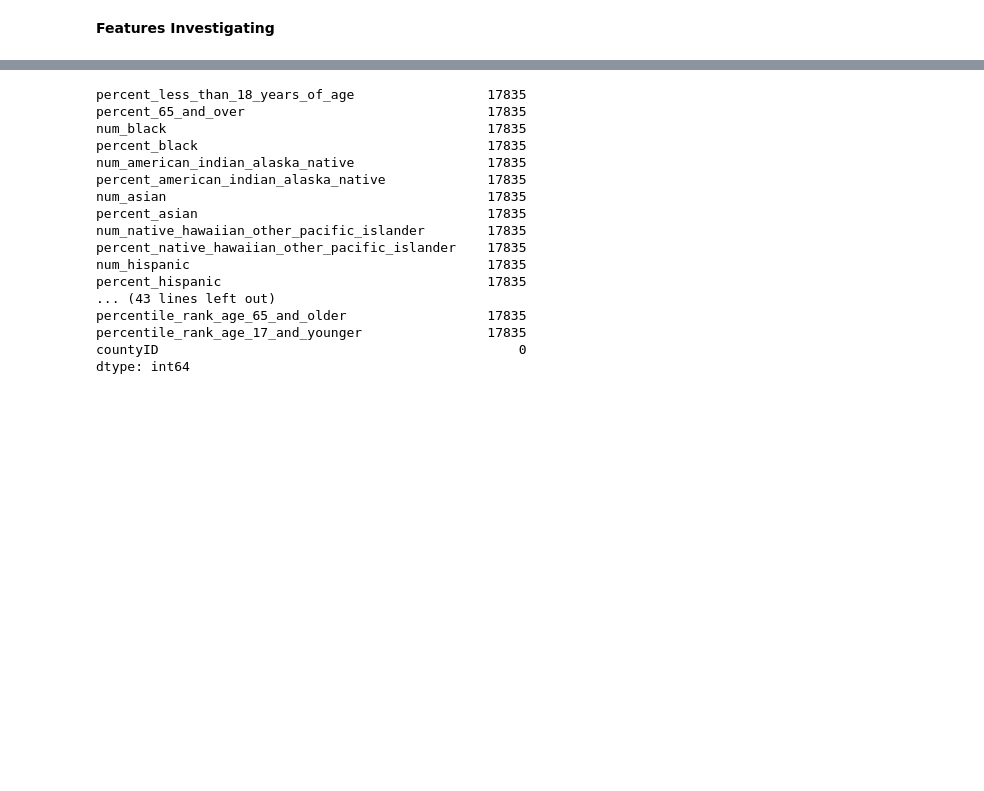
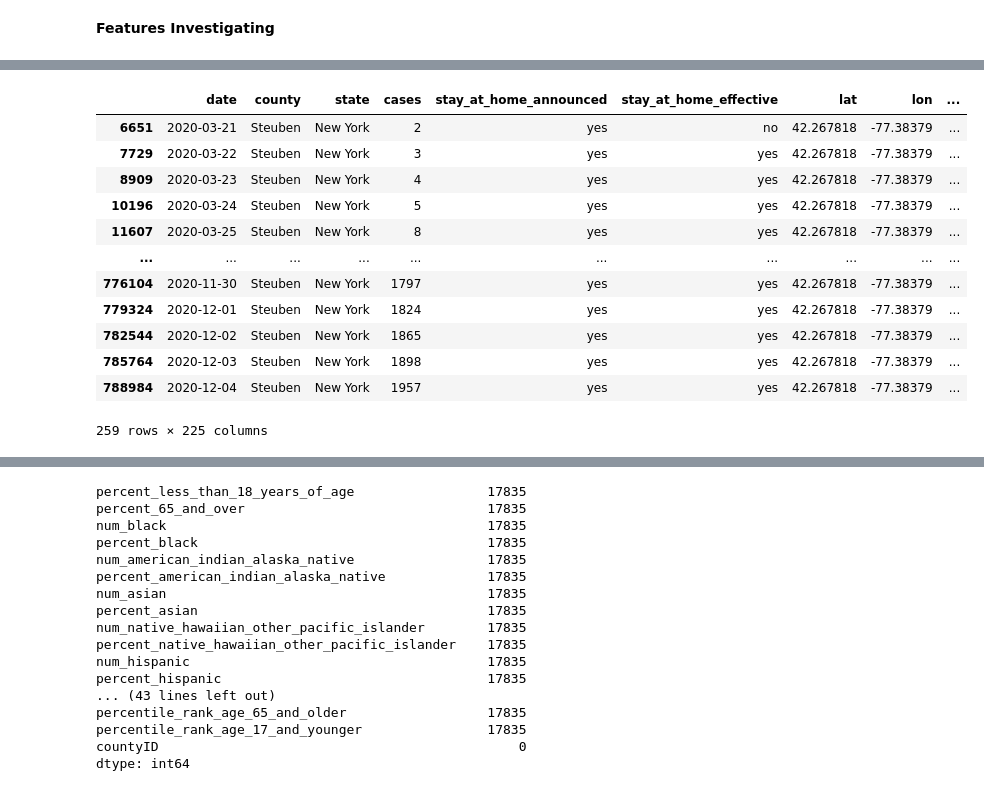
Before and after one commit to songalal/datascienceproject390, a Jupyter notebook: albert eda.ipynb, the cells around one changed output, grey strips where cells are left out. Saved outputs shown, nothing was run; the diff lists cells and outputs as text; code cells hidden in the pictures; blank space fills up the shorter version.

```diff
--- a/albert eda.ipynb
+++ b/albert eda.ipynb
@@ -29,0 +33,16 @@ Index(['percent_severe_housing_cost_burden', 'population_2',
+# %%
+check
+# %% [output]
+|  | date | county | state | cases | stay_at_home_announced | stay_at_home_effective | lat | lon | ... |
+| 6651 | 2020-03-21 | Steuben | New York | 2 | yes | no | 42.267818 | -77.38379 | ... |
+| 7729 | 2020-03-22 | Steuben | New York | 3 | yes | yes | 42.267818 | -77.38379 | ... |
+| 8909 | 2020-03-23 | Steuben | New York | 4 | yes | yes | 42.267818 | -77.38379 | ... |
+| 10196 | 2020-03-24 | Steuben | New York | 5 | yes | yes | 42.267818 | -77.38379 | ... |
+| 11607 | 2020-03-25 | Steuben | New York | 8 | yes | yes | 42.267818 | -77.38379 | ... |
+| ... | ... | ... | ... | ... | ... | ... | ... | ... | ... |
+| 776104 | 2020-11-30 | Steuben | New York | 1797 | yes | yes | 42.267818 | -77.38379 | ... |
+| 779324 | 2020-12-01 | Steuben | New York | 1824 | yes | yes | 42.267818 | -77.38379 | ... |
+| 782544 | 2020-12-02 | Steuben | New York | 1865 | yes | yes | 42.267818 | -77.38379 | ... |
+| 785764 | 2020-12-03 | Steuben | New York | 1898 | yes | yes | 42.267818 | -77.38379 | ... |
+| 788984 | 2020-12-04 | Steuben | New York | 1957 | yes | yes | 42.267818 | -77.38379 | ... |
+259 rows × 225 columns
```
Also changed, not shown: parts of 4 cells of this notebook.
